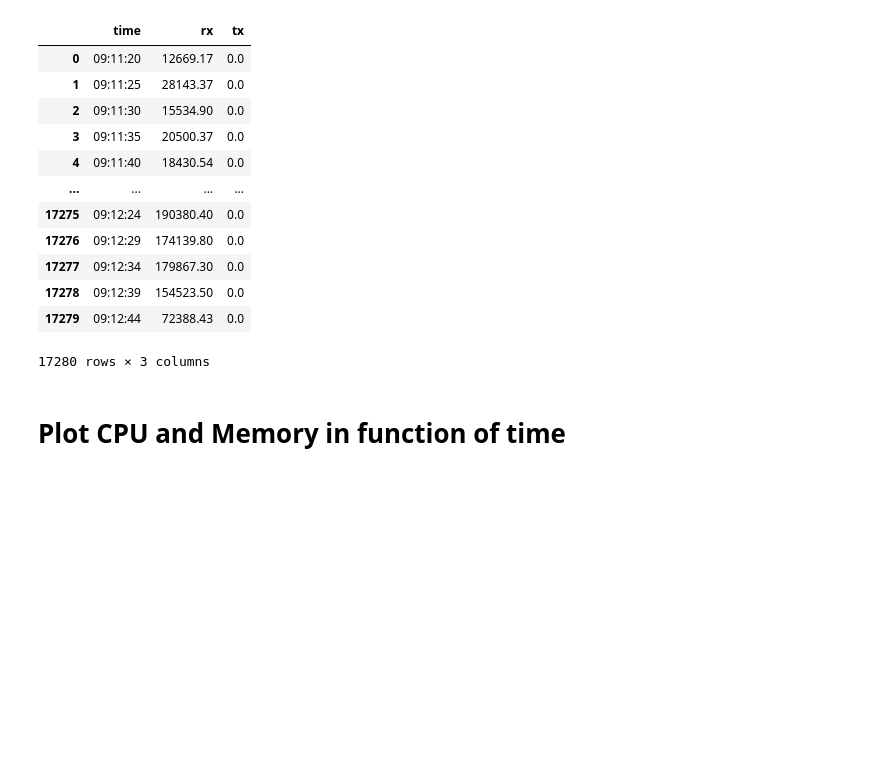
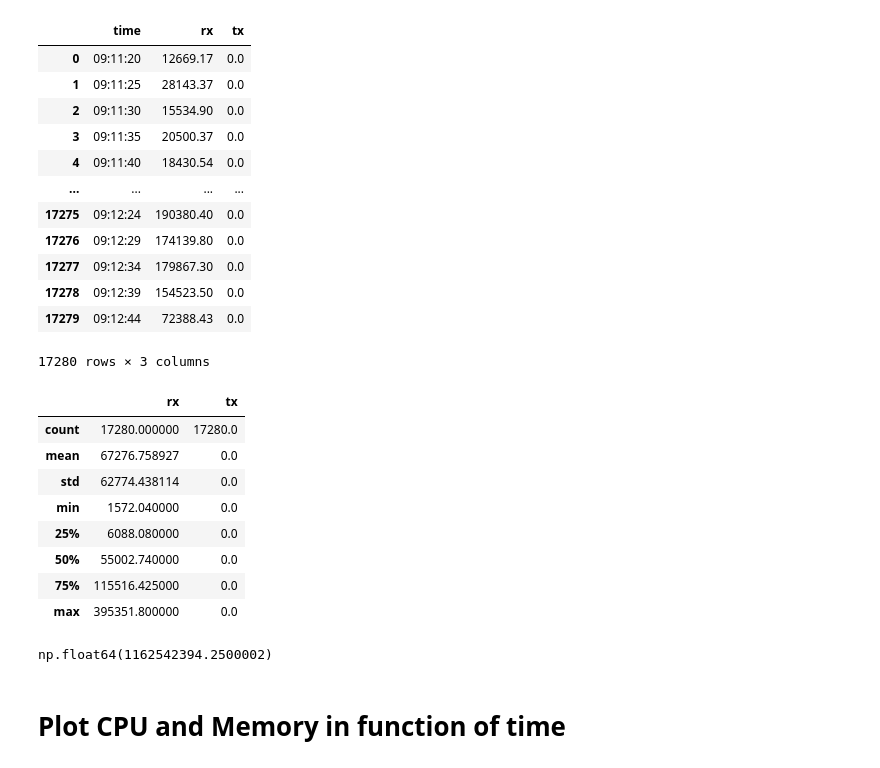
Before and after one commit to mielverkerken/RustiFlow-experiments, a Jupyter notebook: vizualisations/datacenter.ipynb, the cells around one changed output. Drawn from its saved outputs; the diff is of its cells as text; code cells hidden in the pictures; blank space fills up the shorter version.

```diff
--- a/vizualisations/datacenter.ipynb
+++ b/vizualisations/datacenter.ipynb
@@ -79,6 +79,22 @@ df_network_24h
 | 17278 | 09:12:39 | 154523.50 | 0.0 |
 | 17279 | 09:12:44 | 72388.43 | 0.0 |
 17280 rows × 3 columns
+# %%
+df_network_24h.describe()
+# %% [output]
+|  | rx | tx |
+| count | 17280.000000 | 17280.0 |
+| mean | 67276.758927 | 0.0 |
+| std | 62774.438114 | 0.0 |
+| min | 1572.040000 | 0.0 |
+| 25% | 6088.080000 | 0.0 |
+| 50% | 55002.740000 | 0.0 |
+| 75% | 115516.425000 | 0.0 |
+| max | 395351.800000 | 0.0 |
+# %%
+df_network_24h["rx"].sum()
+# %% [output]
+np.float64(1162542394.2500002)
 # %% [markdown]
 # Plot CPU and Memory in function of time
 # %%
```
Also changed, not shown: parts of 7 cells of this notebook, 2 other files.
